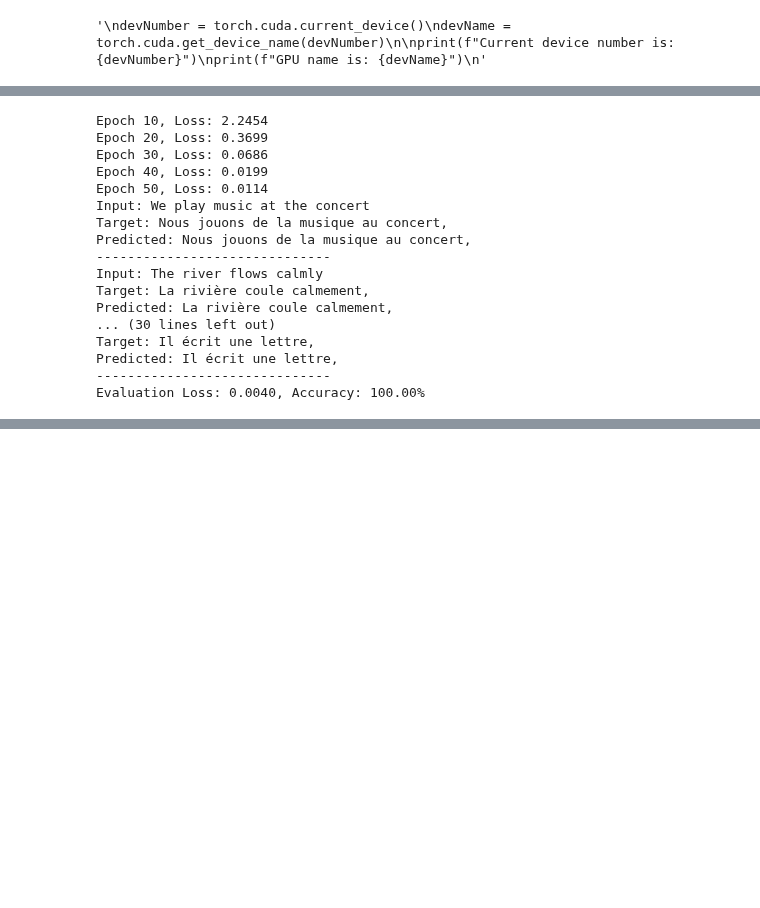
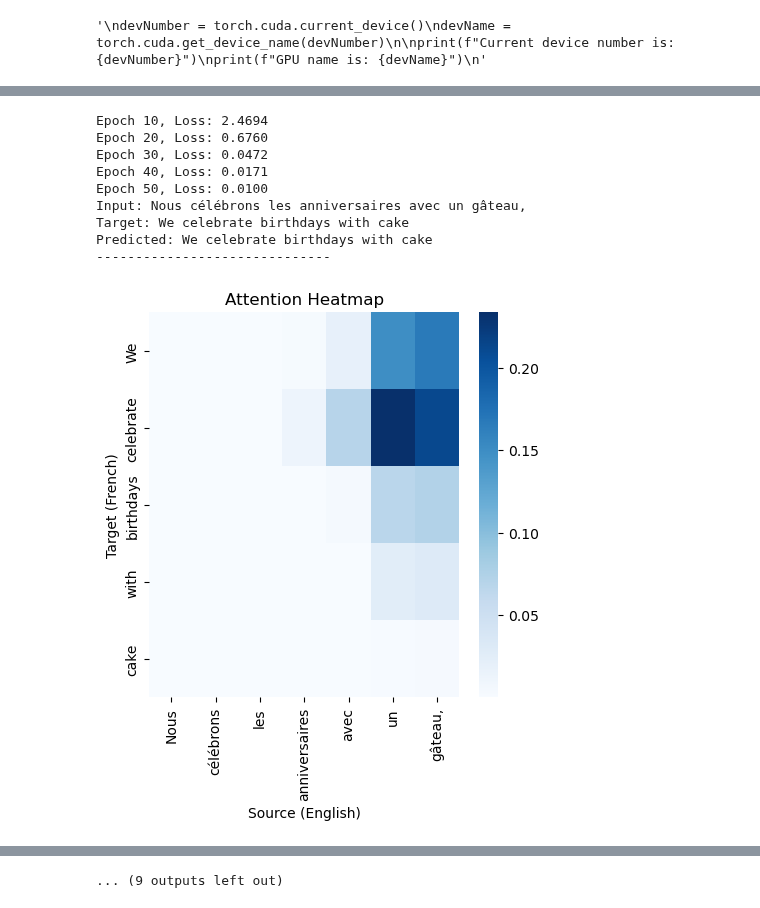
Before and after one commit to nathon-tadeo/4106-Realtime-ML, a Jupyter notebook: Hw4/homework_4_real_time_ml.ipynb, the cells around one changed output, grey strips where cells are left out. Saved outputs shown, nothing was run; the diff lists cells and outputs as text; code cells hidden in the pictures; blank space fills up the shorter version.

```diff
--- a/Hw4/homework_4_real_time_ml.ipynb
+++ b/Hw4/homework_4_real_time_ml.ipynb
@@ -916,9 +892,5 @@ Evaluation Loss: 0.0043, Accuracy: 100.00%
 # %%
-import torch
-import torch.nn as nn
-import torch.optim as optim
-from torch.utils.data import DataLoader, Dataset
-import random
+#Seq2Seq model with attention
 
 # Attention Layer
 class Attention(nn.Module):
@@ -964,10 +936,6 @@ class AttentionDecoder(nn.Module):
         self.softmax = nn.LogSoftmax(dim=1)
 
     def forward(self, x, hidden, encoder_outputs):
-        # x: [batch_size]
-        # hidden: tuple of (h, c) => LSTM hidden and cell states
-        # encoder_outputs: [batch_size, seq_len, hidden_size]
-
         embedded = self.embedding(x).unsqueeze(1)  # [batch_size, 1, embedding_size]
 
         # Apply attention
@@ -1039,8 +1007,8 @@ def evaluate_and_show_examples_with_attention(encoder, decoder, dataloader, crit
     decoder.eval()
 
     total_loss = 0
+    printed_examples = 0
     correct_predictions = 0
-    printed_examples = 0
 
     with torch.no_grad():
         for input_tensor, target_tensor in dataloader:
@@ -1055,24 +1023,29 @@ def evaluate_and_show_examples_with_attention(encoder, decoder, dataloader, crit
             decoder_hidden = encoder_hidden
 
             predicted_indices = [[] for _ in range(batch_size)]
+            attention_matrices = [[] for _ in range(batch_size)]
 
+            # Loop through the target sequence
             for t in range(target_tensor.size(1)):
                 output, decoder_hidden, attn_weights = decoder(decoder_input, decoder_hidden, encoder_outputs)
                 _, topi = output.topk(1)
 
                 for b in range(batch_size):
                     predicted_indices[b].append(topi[b].item())
+                    attention_matrices[b].append(attn_weights[b].cpu().numpy())
 
                 decoder_input = topi.squeeze().detach()
+
             # Calculate and print loss and accuracy for the evaluation
             total_loss += criterion(output, target_tensor[:, t]).item()
             if predicted_indices == target_tensor.tolist():
                 correct_predictions += 1
-            # Print examples
+            # Print and visualize examples
             for batch_idx in range(batch_size):
                 if printed_examples >= n_examples:
                     break
 
+                # Convert predicted indices to words
                 predicted_words = [
                     french_vocab.index2word[idx]
                     for idx in predicted_indices[batch_idx]
@@ -1083,65 +1056,73 @@ def evaluate_and_show_examples_with_attention(encoder, decoder, dataloader, crit
                     for idx in target_tensor[batch_idx]
                     if idx.item() not in [french_vocab.word2index["<PAD>"], french_vocab.word2index["<EOS>"]]
                 ]
-                input_sentence = " ".join(
-                    [english_vocab.index2word[idx.item()]
-                     for idx in input_tensor[batch_idx]
-                     if idx.item() not in [english_vocab.word2index["<PAD>"], english_vocab.word2index["<EOS>"]]]
-                )
+                input_words = [
+                    english_vocab.index2word[idx.item()]
+                    for idx in input_tensor[batch_idx]
+                    if idx.item() not in [english_vocab.word2index["<PAD>"], english_vocab.word2index["<EOS>"]]
+                ]
+
                 predicted_sentence = " ".join(predicted_words)
                 target_sentence = " ".join(target_words)
+                input_sentence = " ".join(input_words)
 
                 print(f"Input: {input_sentence}")
                 print(f"Target: {target_sentence}")
                 print(f"Predicted: {predicted_sentence}")
                 print("-" * 30)
+                # Display attention matrix
+                attention_matrix = np.array(attention_matrices[batch_idx])
+                attention_matrix = attention_matrix[:len(predicted_words), :len(input_words)]
+                visualize_attention(input_words, predicted_words, attention_matrix)
                 printed_examples += 1
-        # Calculate and display overall validation loss and accuracy
-    average_loss = total_loss / len(dataloader)
-    accuracy = correct_predictions / len(dataloader)
-    print(f'Evaluation Loss: {average_loss:.4f}, Accuracy: {100*accuracy:.2f}%')
+        #Calculate and display overall validation loss and accuracy
+        average_loss = total_loss / len(dataloader)
+        accuracy = correct_predictions / len(dataloader)
+        print(f'Evaluation Loss: {average_loss:.4f}, Accuracy: {100*accuracy:.2f}%')
+
+# Function to visualize attention
+def visualize_attention(input_sentence, target_sentence, attention_matrix):
+    fig = plt.subplots(figsize=(5, 5))
+    sns.heatmap(attention_matrix, cmap='Blues', xticklabels=input_sentence, yticklabels=target_sentence)
+    plt.xlabel('Source (English)')
+    plt.ylabel('Target (French)')
+    plt.title('Attention Heatmap')
+    plt.show()
 
 # Model parameters
 embedding_size = 256
 hidden_size = 512
 
 input_size = len(english_vocab.word2index)
 output_size = len(french_vocab.word2index)
 
 # Initialize encoder and attention decoder
 encoder = Encoder(input_size, embedding_size, hidden_size).to(device)
 attention_decoder = AttentionDecoder(hidden_size, output_size, embedding_size).to(device)
 
 # Optimizers and loss function
 encoder_optimizer = optim.Adam(encoder.parameters(), lr=0.001)
 decoder_optimizer = optim.Adam(attention_decoder.parameters(), lr=0.001)
 criterion = nn.NLLLoss()
 
 # Training Loop
 num_epochs = 50
 for epoch in range(num_epochs):
     loss = train_epoch_with_attention(encoder, attention_decoder, train_loader, criterion, encoder_optimizer, decoder_optimizer, device)
     if (epoch + 1) % 10 == 0:
         print(f"Epoch {epoch + 1}, Loss: {loss:.4f}")
 
 # Evaluate with examples
 n_examples = 10
 evaluate_and_show_examples_with_attention(encoder, attention_decoder, train_loader, criterion, n_examples)
 # %% [output]
-Epoch 10, Loss: 2.2454
-Epoch 20, Loss: 0.3699
-Epoch 30, Loss: 0.0686
-Epoch 40, Loss: 0.0199
-Epoch 50, Loss: 0.0114
-Input: We play music at the concert
-Target: Nous jouons de la musique au concert,
-Predicted: Nous jouons de la musique au concert,
+Epoch 10, Loss: 2.4694
+Epoch 20, Loss: 0.6760
+Epoch 30, Loss: 0.0472
+Epoch 40, Loss: 0.0171
+Epoch 50, Loss: 0.0100
+Input: Nous célébrons les anniversaires avec un gâteau,
+Target: We celebrate birthdays with cake
+Predicted: We celebrate birthdays with cake
 ------------------------------
-Input: The river flows calmly
-Target: La rivière coule calmement,
-Predicted: La rivière coule calmement,
-... (30 lines left out)
-Target: Il écrit une lettre,
-Predicted: Il écrit une lettre,
-------------------------------
-Evaluation Loss: 0.0040, Accuracy: 100.00%
+[figure, added]
@@ -1147,0 +1154 @@ Evaluation Loss: 0.0040, Accuracy: 100.00%
+... (9 outputs left out)
```
Also changed, not shown: parts of 6 cells of this notebook.
